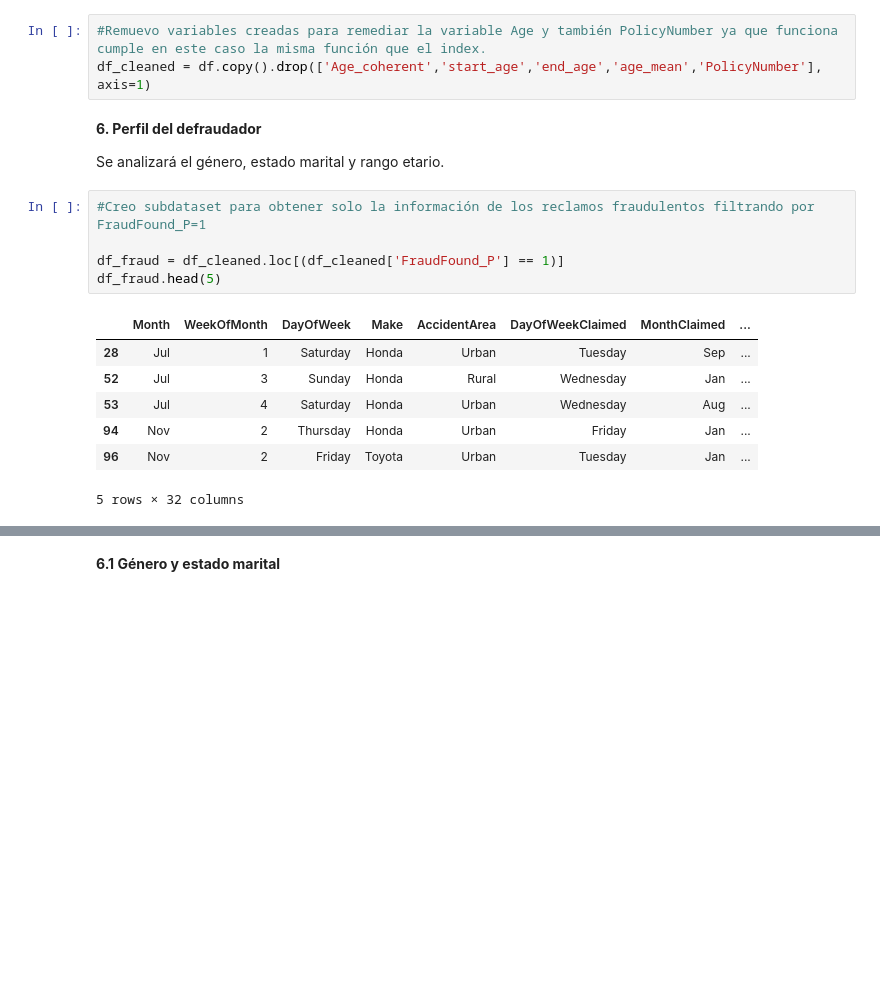
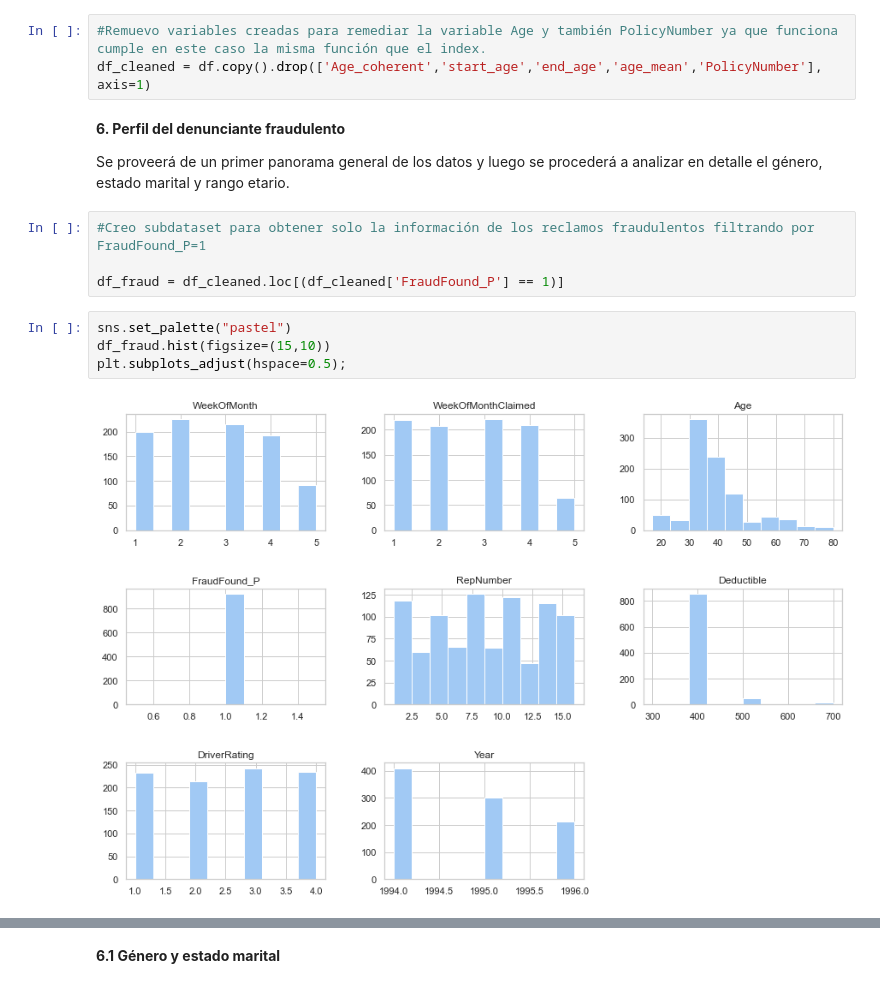
Before and after one commit to moniq0108/DataScience-Qin-entregables-varios, a Jupyter notebook: Data_StoryTelling+Qin.ipynb, the cells around one changed output, grey strips where cells are left out. Drawn from its saved outputs; the diff is of its cells as text; blank space fills up the shorter version.

```diff
--- a/Data_StoryTelling+Qin.ipynb
+++ b/Data_StoryTelling+Qin.ipynb
@@ -280,19 +228,16 @@ df.drop(df[df['MonthClaimed'] == '0'].index)
 #Remuevo variables creadas para remediar la variable Age y también PolicyNumber ya que funciona cumple en este caso la misma función que el index.
 df_cleaned = df.copy().drop(['Age_coherent','start_age','end_age','age_mean','PolicyNumber'], axis=1)
 # %% [markdown]
-**6. Perfil del defraudador**
+**6. Perfil del denunciante fraudulento**
 
-Se analizará el género, estado marital y rango etario.
+Se proveerá de un primer panorama general de los datos y luego se procederá a analizar en detalle el género, estado marital y rango etario.
 # %%
 #Creo subdataset para obtener solo la información de los reclamos fraudulentos filtrando por FraudFound_P=1
 
 df_fraud = df_cleaned.loc[(df_cleaned['FraudFound_P'] == 1)]
-df_fraud.head(5)
-# %% [output]
-|  | Month | WeekOfMonth | DayOfWeek | Make | AccidentArea | DayOfWeekClaimed | MonthClaimed | ... |
-| 28 | Jul | 1 | Saturday | Honda | Urban | Tuesday | Sep | ... |
-| 52 | Jul | 3 | Sunday | Honda | Rural | Wednesday | Jan | ... |
-| 53 | Jul | 4 | Saturday | Honda | Urban | Wednesday | Aug | ... |
-| 94 | Nov | 2 | Thursday | Honda | Urban | Friday | Jan | ... |
-| 96 | Nov | 2 | Friday | Toyota | Urban | Tuesday | Jan | ... |
-5 rows × 32 columns
+# %%
+sns.set_palette("pastel")
+df_fraud.hist(figsize=(15,10))
+plt.subplots_adjust(hspace=0.5);
+# %% [output]
+[figure, added]
```
Also changed, not shown: parts of 18 cells of this notebook.
